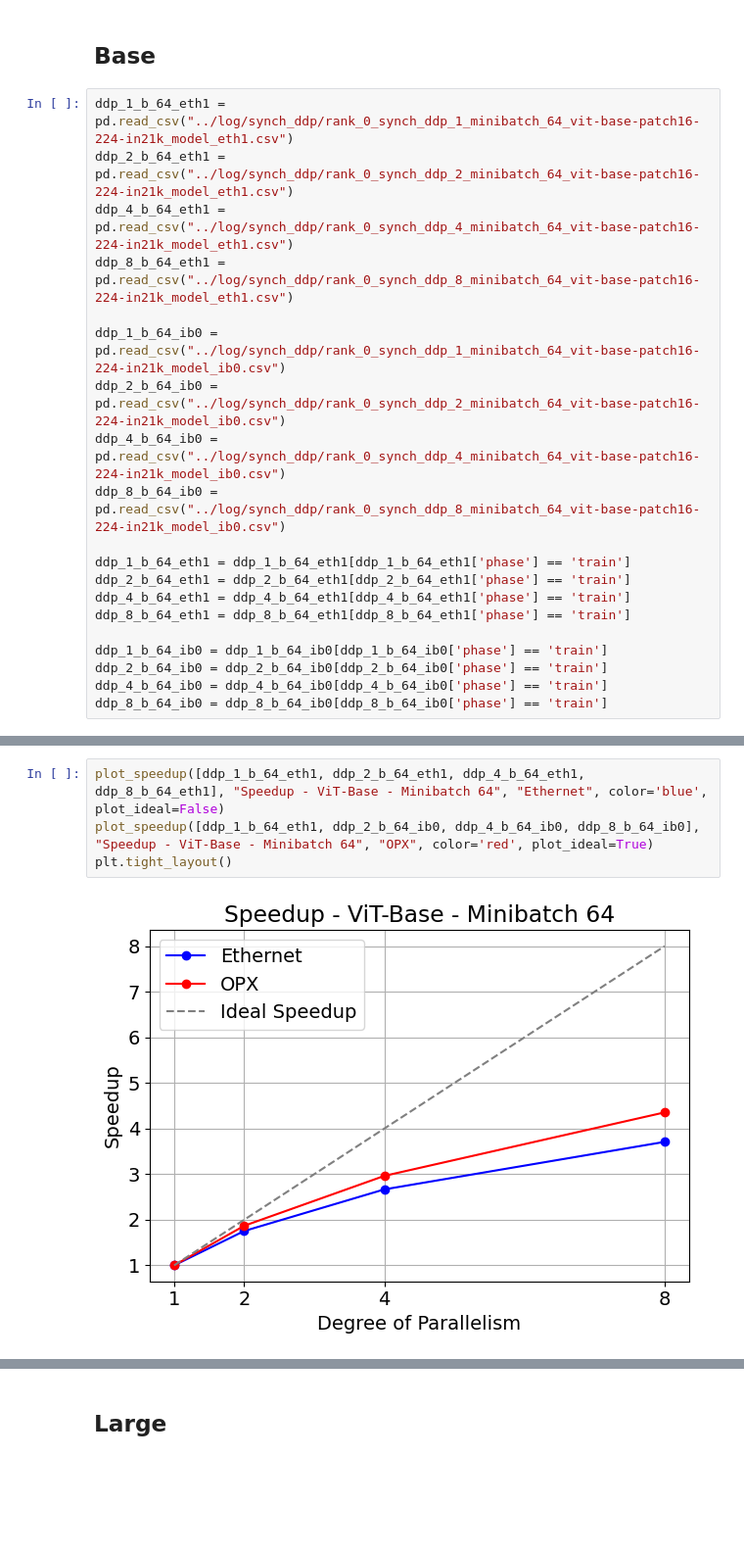
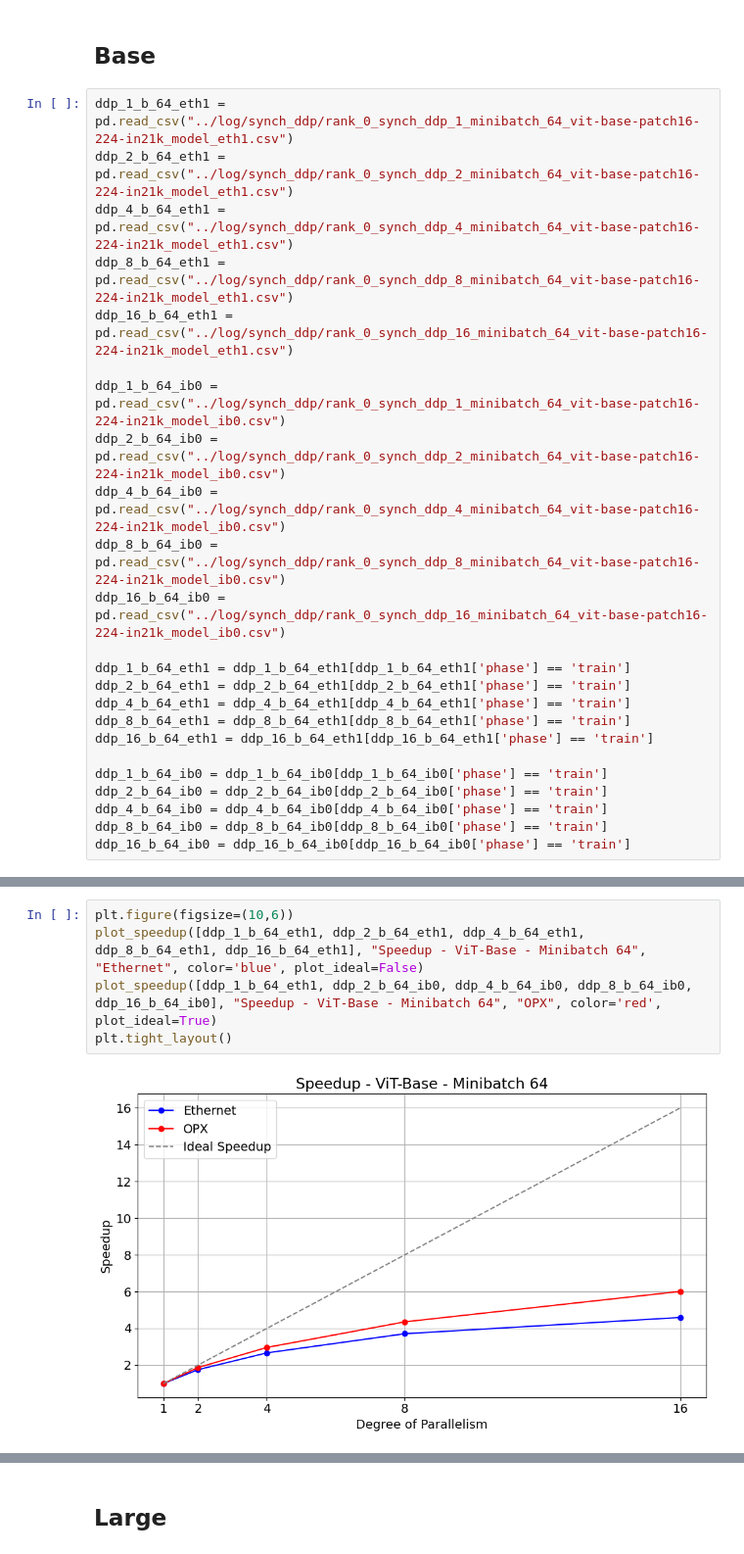
Before and after one commit to JacopoRaffi/Master_Thesis, a Jupyter notebook: analysis/ddp.ipynb, the cells around one changed output, grey strips where cells are left out. Shown: that part at 98% size. Saved outputs shown, nothing was run; the diff lists cells and outputs as text; blank space fills up the shorter version.

Commit message:
add plot and fix

```diff
--- a/analysis/ddp.ipynb
+++ b/analysis/ddp.ipynb
@@ -25,21 +25,25 @@ ddp_1_b_64_eth1 = pd.read_csv("../log/synch_ddp/rank_0_synch_ddp_1_minibatch_64_
 ddp_2_b_64_eth1 = pd.read_csv("../log/synch_ddp/rank_0_synch_ddp_2_minibatch_64_vit-base-patch16-224-in21k_model_eth1.csv")
 ddp_4_b_64_eth1 = pd.read_csv("../log/synch_ddp/rank_0_synch_ddp_4_minibatch_64_vit-base-patch16-224-in21k_model_eth1.csv")
 ddp_8_b_64_eth1 = pd.read_csv("../log/synch_ddp/rank_0_synch_ddp_8_minibatch_64_vit-base-patch16-224-in21k_model_eth1.csv")
+ddp_16_b_64_eth1 = pd.read_csv("../log/synch_ddp/rank_0_synch_ddp_16_minibatch_64_vit-base-patch16-224-in21k_model_eth1.csv")
 
 ddp_1_b_64_ib0 = pd.read_csv("../log/synch_ddp/rank_0_synch_ddp_1_minibatch_64_vit-base-patch16-224-in21k_model_ib0.csv")
 ddp_2_b_64_ib0 = pd.read_csv("../log/synch_ddp/rank_0_synch_ddp_2_minibatch_64_vit-base-patch16-224-in21k_model_ib0.csv")
 ddp_4_b_64_ib0 = pd.read_csv("../log/synch_ddp/rank_0_synch_ddp_4_minibatch_64_vit-base-patch16-224-in21k_model_ib0.csv")
 ddp_8_b_64_ib0 = pd.read_csv("../log/synch_ddp/rank_0_synch_ddp_8_minibatch_64_vit-base-patch16-224-in21k_model_ib0.csv")
+ddp_16_b_64_ib0 = pd.read_csv("../log/synch_ddp/rank_0_synch_ddp_16_minibatch_64_vit-base-patch16-224-in21k_model_ib0.csv")
 
 ddp_1_b_64_eth1 = ddp_1_b_64_eth1[ddp_1_b_64_eth1['phase'] == 'train']
 ddp_2_b_64_eth1 = ddp_2_b_64_eth1[ddp_2_b_64_eth1['phase'] == 'train']
 ddp_4_b_64_eth1 = ddp_4_b_64_eth1[ddp_4_b_64_eth1['phase'] == 'train']
 ddp_8_b_64_eth1 = ddp_8_b_64_eth1[ddp_8_b_64_eth1['phase'] == 'train']
+ddp_16_b_64_eth1 = ddp_16_b_64_eth1[ddp_16_b_64_eth1['phase'] == 'train']
 
 ddp_1_b_64_ib0 = ddp_1_b_64_ib0[ddp_1_b_64_ib0['phase'] == 'train']
 ddp_2_b_64_ib0 = ddp_2_b_64_ib0[ddp_2_b_64_ib0['phase'] == 'train']
 ddp_4_b_64_ib0 = ddp_4_b_64_ib0[ddp_4_b_64_ib0['phase'] == 'train']
 ddp_8_b_64_ib0 = ddp_8_b_64_ib0[ddp_8_b_64_ib0['phase'] == 'train']
+ddp_16_b_64_ib0 = ddp_16_b_64_ib0[ddp_16_b_64_ib0['phase'] == 'train']
 # %%
 ddp_1_b_128_eth1 = pd.read_csv("../log/synch_ddp/rank_0_synch_ddp_1_minibatch_128_vit-base-patch16-224-in21k_model_eth1.csv")
 ddp_2_b_128_eth1 = pd.read_csv("../log/synch_ddp/rank_0_synch_ddp_2_minibatch_128_vit-base-patch16-224-in21k_model_eth1.csv")
@@ -83,7 +95,8 @@ ddp_8_b_256_ib0 = ddp_8_b_256_ib0[ddp_8_b_256_ib0['phase'] == 'train']
 # %%
-plot_speedup([ddp_1_b_64_eth1, ddp_2_b_64_eth1, ddp_4_b_64_eth1, ddp_8_b_64_eth1], "Speedup - ViT-Base - Minibatch 64", "Ethernet", color='blue', plot_ideal=False)
-plot_speedup([ddp_1_b_64_eth1, ddp_2_b_64_ib0, ddp_4_b_64_ib0, ddp_8_b_64_ib0], "Speedup - ViT-Base - Minibatch 64", "OPX", color='red', plot_ideal=True)
+plt.figure(figsize=(10,6))
+plot_speedup([ddp_1_b_64_eth1, ddp_2_b_64_eth1, ddp_4_b_64_eth1, ddp_8_b_64_eth1, ddp_16_b_64_eth1], "Speedup - ViT-Base - Minibatch 64", "Ethernet", color='blue', plot_ideal=False)
+plot_speedup([ddp_1_b_64_eth1, ddp_2_b_64_ib0, ddp_4_b_64_ib0, ddp_8_b_64_ib0, ddp_16_b_64_ib0], "Speedup - ViT-Base - Minibatch 64", "OPX", color='red', plot_ideal=True)
 plt.tight_layout()
 # %% [output]
-[figure, old version]
+[figure, new version]
 # %%
```
Also changed, not shown: parts of 5 cells of this notebook.
